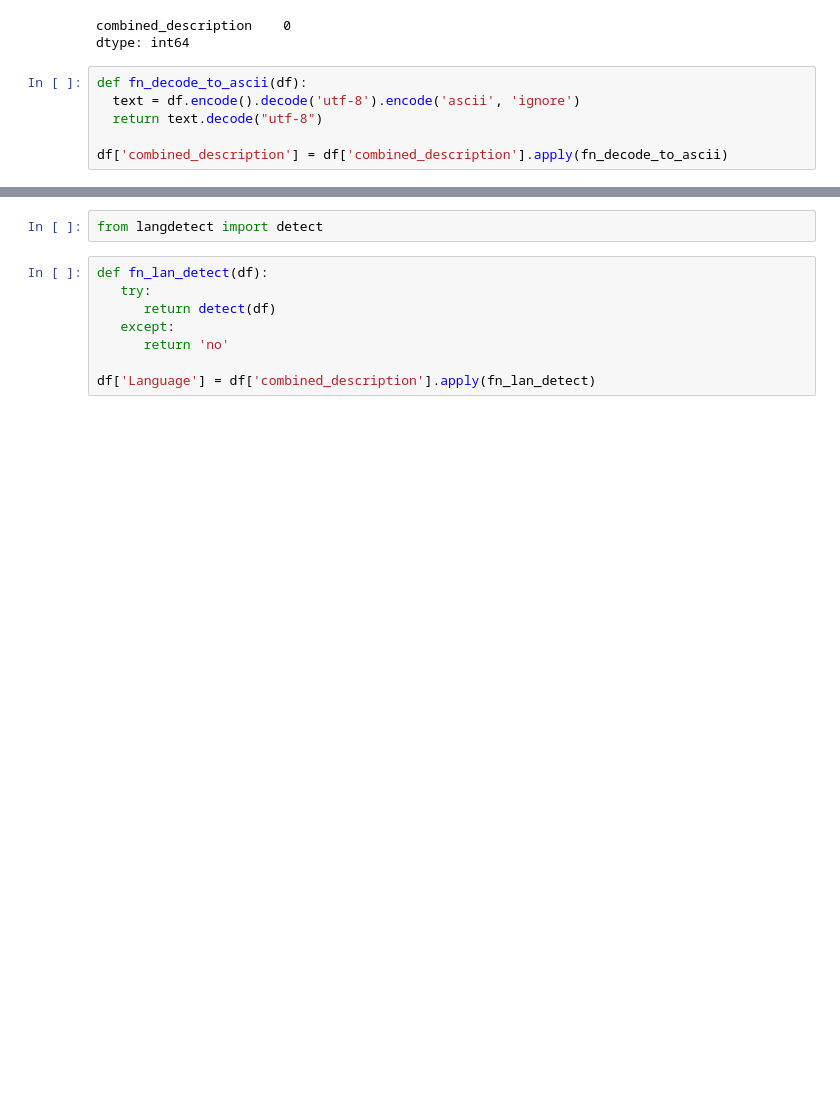
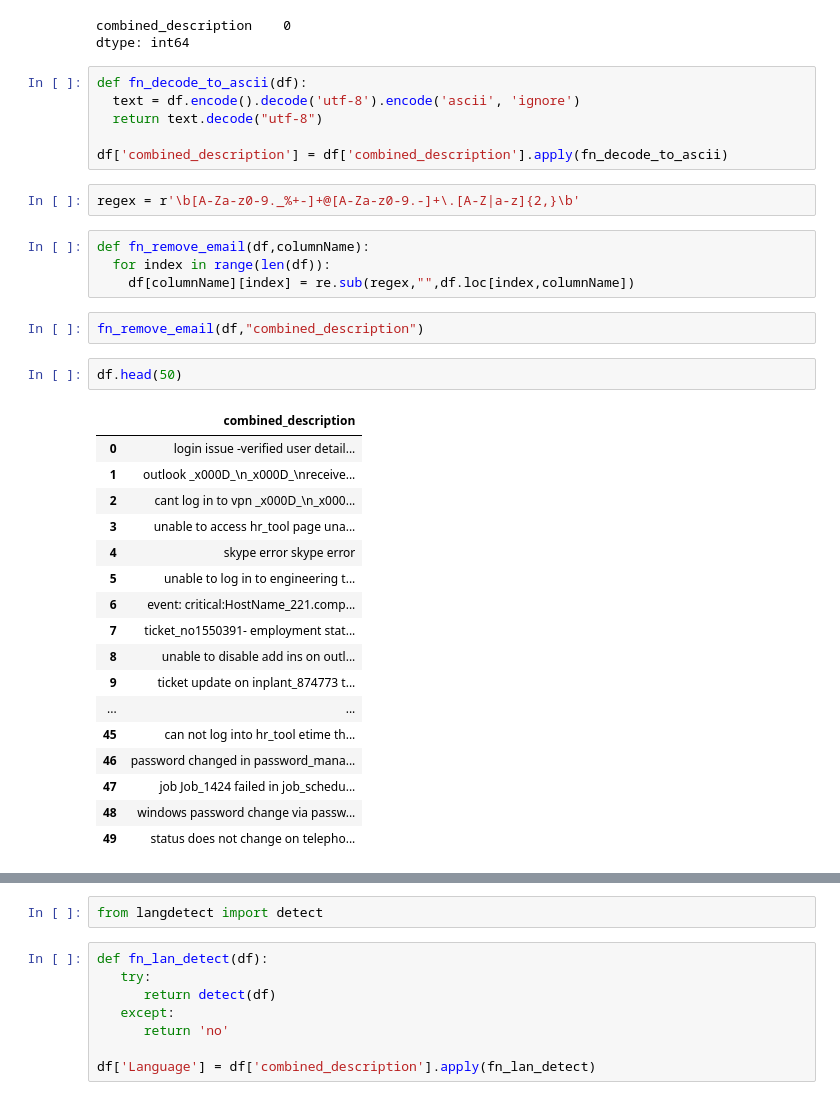
Before and after one commit to pbhuch/GL_DecA_G4_NLP1, a Jupyter notebook: GL_DecA_G4_NLP1.ipynb, the cells around one changed output, grey strips where cells are left out. Drawn from its saved outputs; the diff is of its cells as text; blank space fills up the shorter version.

Commit message:
Created a function to remove email from Combined Description Column

```diff
--- a/GL_DecA_G4_NLP1.ipynb
+++ b/GL_DecA_G4_NLP1.ipynb
@@ -104,3 +106,31 @@ def fn_decode_to_ascii(df):
   return text.decode("utf-8")
 
 df['combined_description'] = df['combined_description'].apply(fn_decode_to_ascii)
+# %%
+regex = r'\b[A-Za-z0-9._%+-]+@[A-Za-z0-9.-]+\.[A-Z|a-z]{2,}\b'
+# %%
+def fn_remove_email(df,columnName):
+  for index in range(len(df)):
+    df[columnName][index] = re.sub(regex,"",df.loc[index,columnName])
+# %%
+fn_remove_email(df,"combined_description")
+# %%
+df.head(50)
+# %% [output]
+|  | combined_description |
+| 0 | login issue -verified user detail... |
+| 1 | outlook _x000D_\n_x000D_\nreceive... |
+| 2 | cant log in to vpn _x000D_\n_x000... |
+| 3 | unable to access hr_tool page una... |
+| 4 | skype error skype error |
+| 5 | unable to log in to engineering t... |
+| 6 | event: critical:HostName_221.comp... |
+| 7 | ticket_no1550391- employment stat... |
+| 8 | unable to disable add ins on outl... |
+| 9 | ticket update on inplant_874773 t... |
+| ... | ... |
+| 45 | can not log into hr_tool etime th... |
+| 46 | password changed in password_mana... |
+| 47 | job Job_1424 failed in job_schedu... |
+| 48 | windows password change via passw... |
+| 49 | status does not change on telepho... |
```
Also changed, not shown: parts of 3 cells of this notebook.
